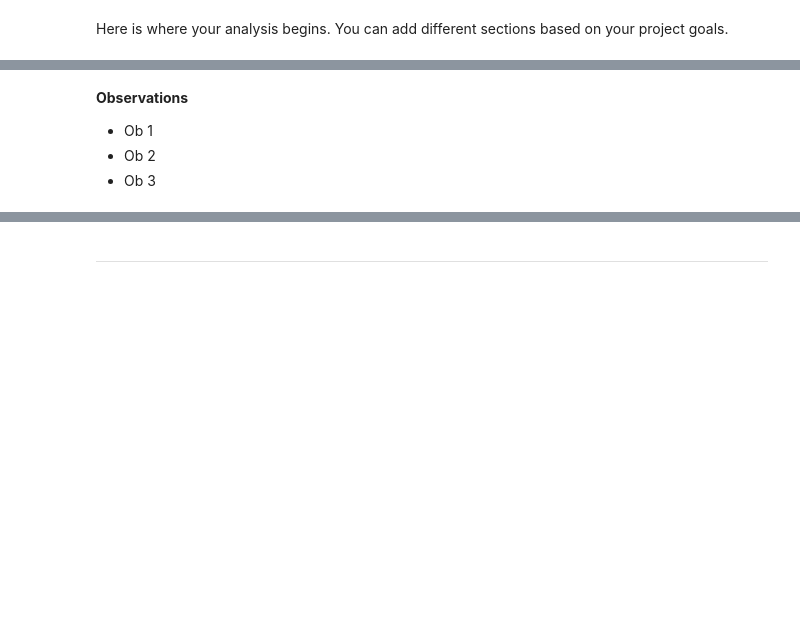
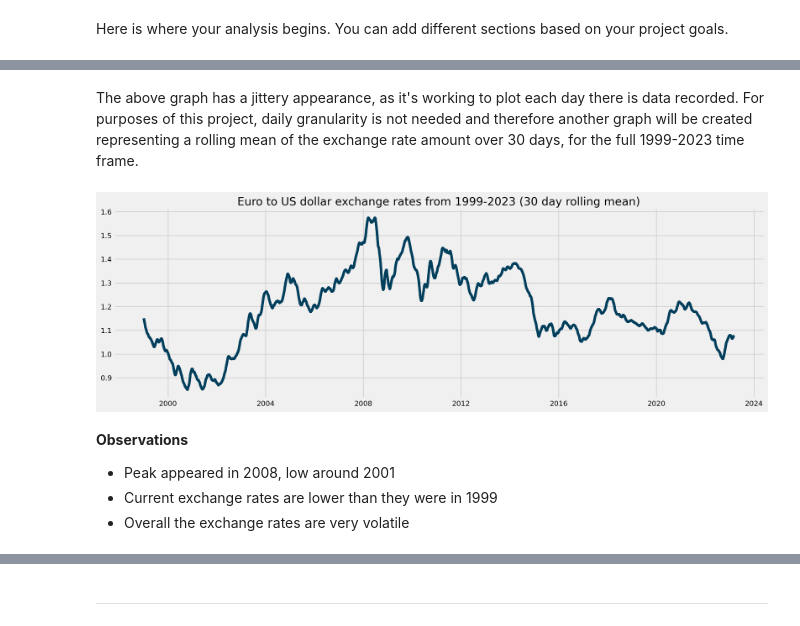
Before and after one commit to aleciaduncan/Data-Analysis, a Jupyter notebook: euro_exchange_rates/euro_exchange_notebook.ipynb, the cells around one changed output, grey strips where cells are left out. Cells and saved outputs as stored; diff of their text form; code cells hidden in the pictures; blank space fills up the shorter version.

```diff
--- a/euro_exchange_rates/euro_exchange_notebook.ipynb
+++ b/euro_exchange_rates/euro_exchange_notebook.ipynb
@@ -435,5 +454,17 @@ Here is where your analysis begins. You can add different sections based on your
+# %% [markdown]
+The above graph has a jittery appearance, as it's working to plot each day there is data recorded. For purposes of this project, daily granularity is not needed and therefore another graph will be created representing a rolling mean of the exchange rate amount over 30 days, for the full 1999-2023 time frame.
+# %%
+#Calculate rolling mean and add it to our euro_to_us dataframe
+euro_to_dollar['rolling_mean_30'] = euro_to_dollar['US dollar'].rolling(30).mean()
+
+#Plot the rolling mean
+plt.plot(euro_to_dollar['Time'], euro_to_dollar['rolling_mean_30'])
+plt.title('Euro to US dollar exchange rates from 1999-2023 (30 day rolling mean)')
+plt.show()
+# %% [output]
+[figure, added]
 # %% [markdown]
 **Observations**
-- Ob 1
-- Ob 2
-- Ob 3
+- Peak appeared in 2008, low around 2001
+- Current exchange rates are lower than they were in 1999
+- Overall the exchange rates are very volatile
```
Also changed, not shown: parts of 13 cells of this notebook, 2 other files.
